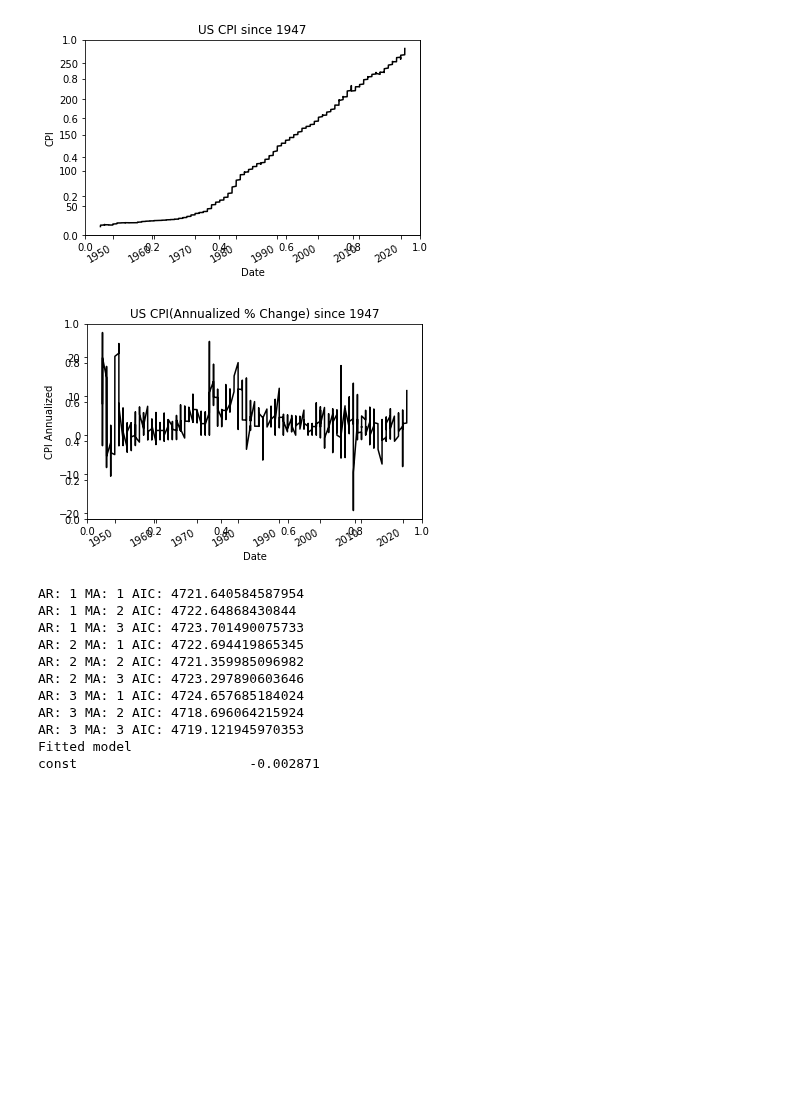
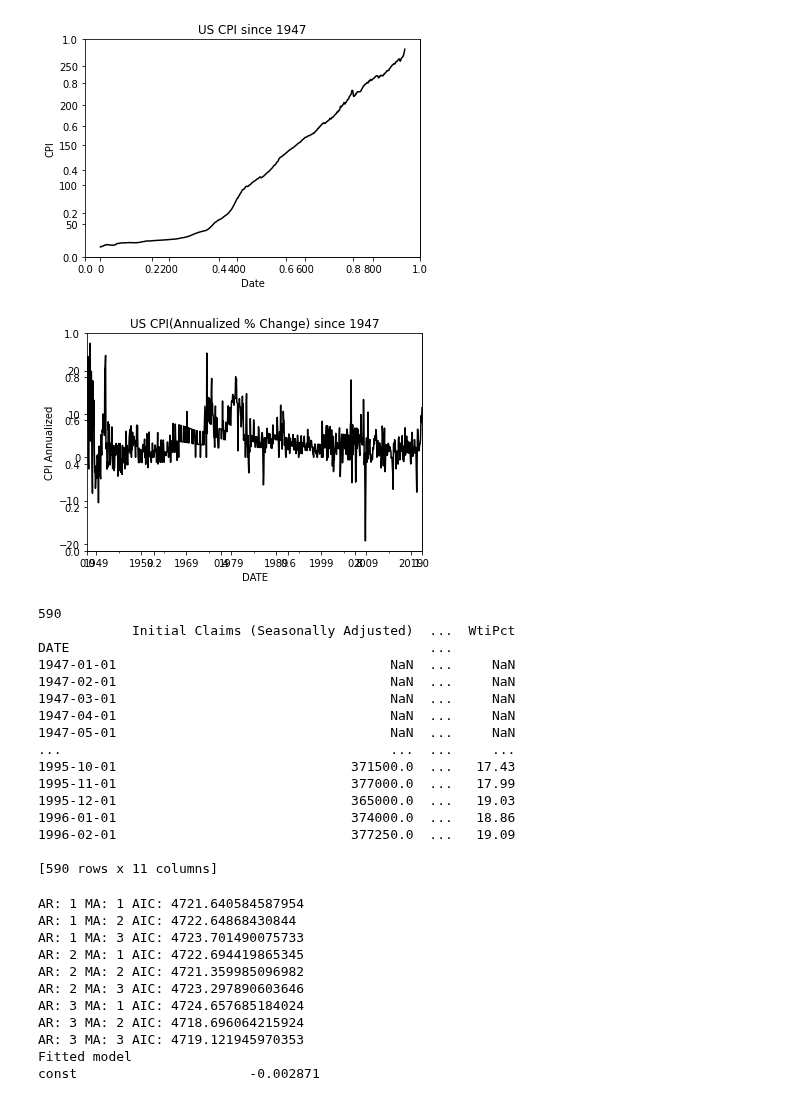
Before and after one commit to AlexNoonan-Syracuse/BigDataProject, a Jupyter notebook: ArimaModels_Alex.ipynb, the cells around one changed output. Cells and saved outputs as stored; diff of their text form; code cells hidden in the pictures; blank space fills up the shorter version.

```diff
--- a/ArimaModels_Alex.ipynb
+++ b/ArimaModels_Alex.ipynb
@@ -33,24 +35,28 @@ import numpy as np
 
 
 
-# cpi and gdp
+
+
+# reading in macro datacsv
 df1 = pd.read_csv("https://raw.githubusercontent.com/AlexNoonan-Syracuse/BigDataProject/main/Macro%20Data.csv")
 
-df1['Date'] = df1['DATE'].apply(lambda x: datetime.datetime.strptime(str(x), "%d/%m/%Y"))
-df1.drop(columns=["Unnamed: 7", "% Change (M/M)", "%Change (Q/Q)", "% Change (Y/Y)", "% Change Q/Q", "DATE"], inplace =True )
-
-df1['cpiAnnualizedPct'] = ((df1['CPIAUCSL']/df1['CPIAUCSL'].shift(1))**12-1)*100
-df1['gdpAnnualizedPct'] = ((df1['Nominal GDP']/df1['Nominal GDP'].shift(1))**12-1)*100
+df1['DATE'] = df1['DATE'].apply(lambda x: datetime.datetime.strptime(str(x), "%m/%d/%Y"))
+#df1.drop(columns=["Unnamed: 7", "% Change (M/M)", "%Change (Q/Q)", "% Change (Y/Y)", "% Change Q/Q", "DATE"], inplace =True )
+print(df1.info())
+print(df1.head())
 
 
-df1 = df1.set_index(['Date'])
-# pmi data
+#df1 = df1.set_index(['DATE'], drop=True)
+# pmi data from quandl
 quandl.ApiConfig.api_key = "FxsNx9PisEsskkErUy4k"
 df2 = quandl.get("ISM/MAN_PMI")
 
+print(df2.info())
+print(df2.head())
+df2.to_csv('C:')
 
 # treasury data
-# gathering the web page and creating a dataframe of the treasury history
+# webscrape of the Treasury's web page and creating a dataframe of the daily treasury history
 
 url = 'https://www.treasury.gov/resource-center/data-chart-center/interest-rates/Pages/TextView.aspx?data=yieldAll'
 
@@ -70,3 +76,5 @@ df3 = pd.DataFrame(data, columns=['Date', 'One_Mo', 'Two_Mo', 'Three_Mo', 'Six_M
 df3.replace(to_replace='N/A', value=0, inplace=True)
 df3 = df3.astype({'One_Mo':'float64', 'Two_Mo':'float64', 'Three_Mo':'float64', 'Six_Mo':'float64', 'One_Yr':'float64', 'Two_Yr':'float64', 'Three_Yr':'float64', 'Five_Yr':'float64', 'Seven_Yr':'float64', 'Ten_Yr':'float64', 'Twenty_Yr':'float64', 'Thirty_Yr':'float64'})
 df3['Date'] = pd.to_datetime(df3['Date'], format="%m/%d/%y")
+print(df3.info())
+print(df3.head())
@@ -72,0 +302,7 @@ df3['Date'] = pd.to_datetime(df3['Date'], format="%m/%d/%y")
+# %%
+for column in list(dfmain.columns):
+   #looping through all the columns in the df
+   ADFtest(dfmain, column)
+
+# WTI is not stationary remove
+dfmain.drop(columns='WtiPct', inplace=True)
@@ -73,27 +337,43 @@ df3['Date'] = pd.to_datetime(df3['Date'], format="%m/%d/%y")
 # %%
 
 # plot cpi and annualized rate much more stablizied on the second one
 
 fig, axis = plt.subplots()
 axis = fig.add_subplot(1,1,1)
 axis.set_xlabel("Date")
 axis.set_ylabel("CPI")
 axis.set_title("US CPI since 1947")
 
 df1['CPIAUCSL'].plot(ax= axis, style='k-')
 
 fig, axis = plt.subplots()
 axis = fig.add_subplot(1,1,1)
 axis.set_xlabel("Date")
 axis.set_ylabel("CPI Annualized")
 axis.set_title("US CPI(Annualized % Change) since 1947")
 
 
-df1['cpiAnnualizedPct'].plot(ax= axis, style='k-')
+dfmain['CpiAnnualizedPct'].plot(ax= axis, style='k-')
 plt.show()
 # %% [output]
-[figure, old version]
+[figure, new version]
-[figure, old version]
+[figure, new version]
+590
+            Initial Claims (Seasonally Adjusted)  ...  WtiPct
+DATE                                              ...
+1947-01-01                                   NaN  ...     NaN
+1947-02-01                                   NaN  ...     NaN
+1947-03-01                                   NaN  ...     NaN
+1947-04-01                                   NaN  ...     NaN
+1947-05-01                                   NaN  ...     NaN
+...                                          ...  ...     ...
+1995-10-01                              371500.0  ...   17.43
+1995-11-01                              377000.0  ...   17.99
+1995-12-01                              365000.0  ...   19.03
+1996-01-01                              374000.0  ...   18.86
+1996-02-01                              377250.0  ...   19.09
+
+[590 rows x 11 columns]
 # %%
 import warnings
 warnings.filterwarnings("ignore")
```
Also changed, not shown: parts of 12 cells of this notebook.
